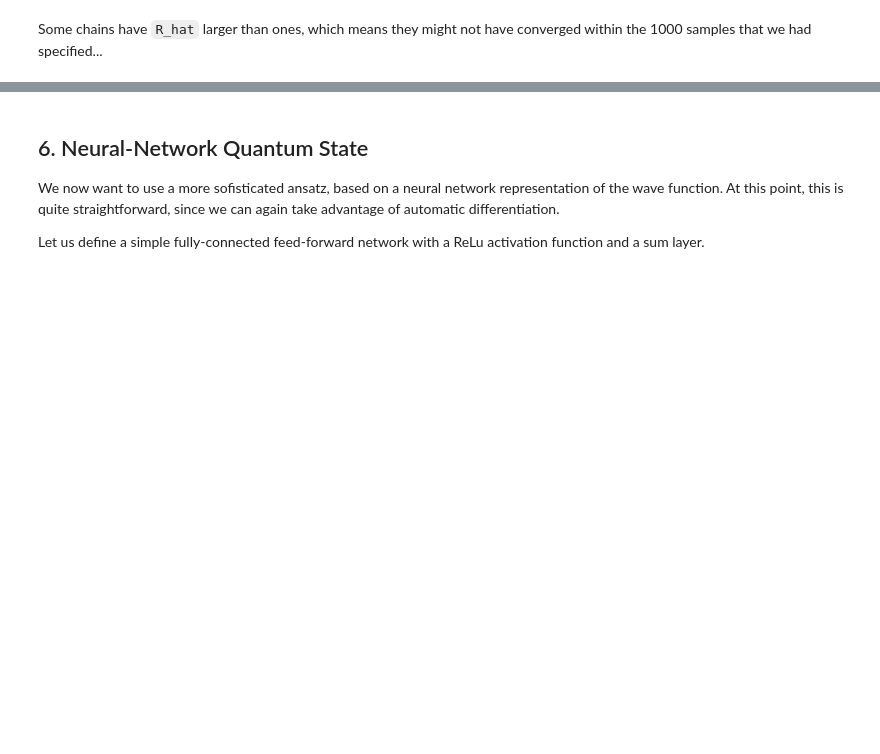
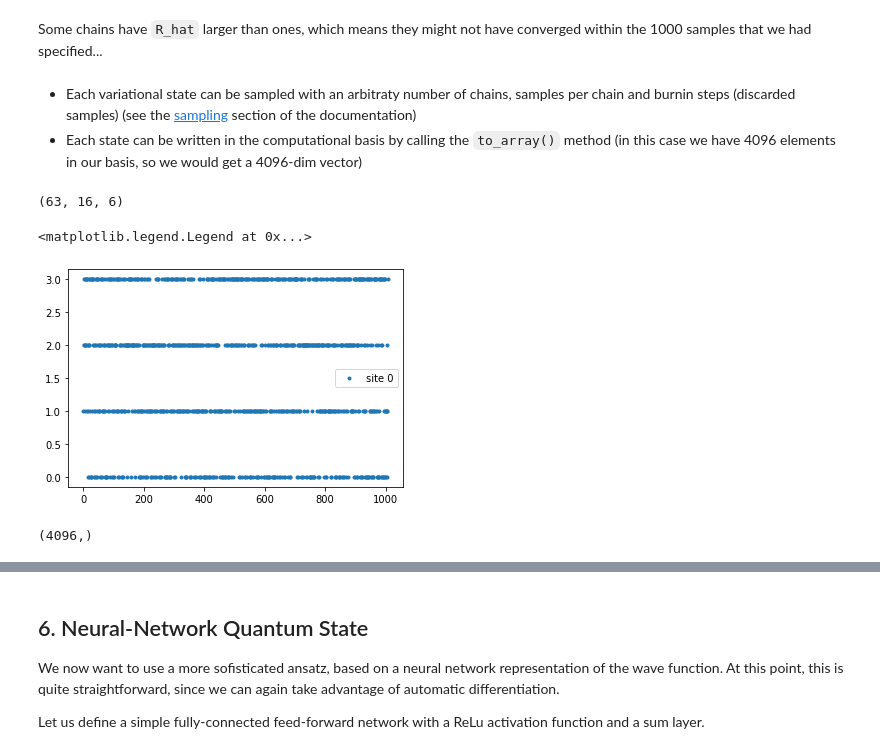
Before and after one commit to erinaldi/bmn2-netket, a Jupyter notebook: notebooks/MatrixModel.ipynb, the cells around one changed output, grey strips where cells are left out. Drawn from its saved outputs; the diff is of its cells as text; code cells hidden in the pictures; blank space fills up the shorter version.

```diff
--- a/notebooks/MatrixModel.ipynb
+++ b/notebooks/MatrixModel.ipynb
@@ -459,2 +493,20 @@ Text(0.5, 0, 'Iterations')
 # %% [markdown]
 Some chains have `R_hat` larger than ones, which means they might not have converged within the 1000 samples that we had specified...
+# %% [markdown]
+* Each variational state can be sampled with an arbitraty number of chains, samples per chain and burnin steps (discarded samples) (see the [sampling](https://www.netket.org/docs/varstate.html#sampling) section of the documentation)
+* Each state can be written in the computational basis by calling the `to_array()` method (in this case we have 4096 elements in our basis, so we would get a 4096-dim vector)
+# %%
+vstate.samples.shape  # [chain_length, n_chains, n_sites]
+# %% [output]
+(63, 16, 6)
+# %%
+# boson sampling:
+plt.plot(vstate.samples[:,:,0].flatten(), '.', label="site 0")
+plt.legend()
+# %% [output]
+<matplotlib.legend.Legend at 0x...>
+[figure, added]
+# %%
+vstate.to_array().shape
+# %% [output]
+(4096,)
```
Also changed, not shown: parts of 22 cells of this notebook.
